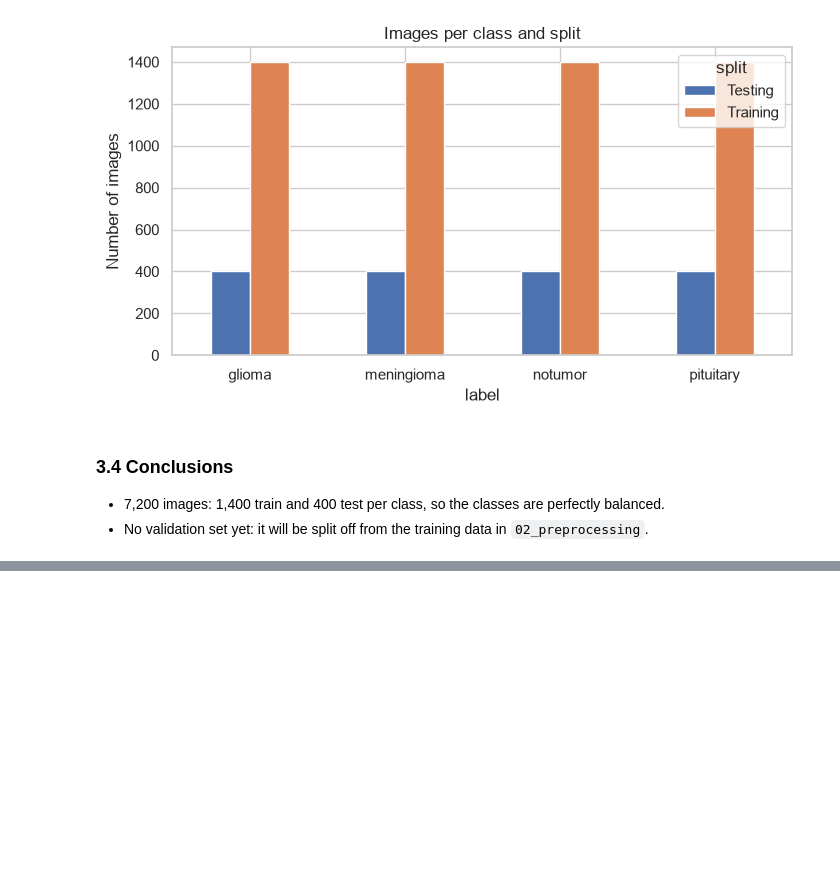
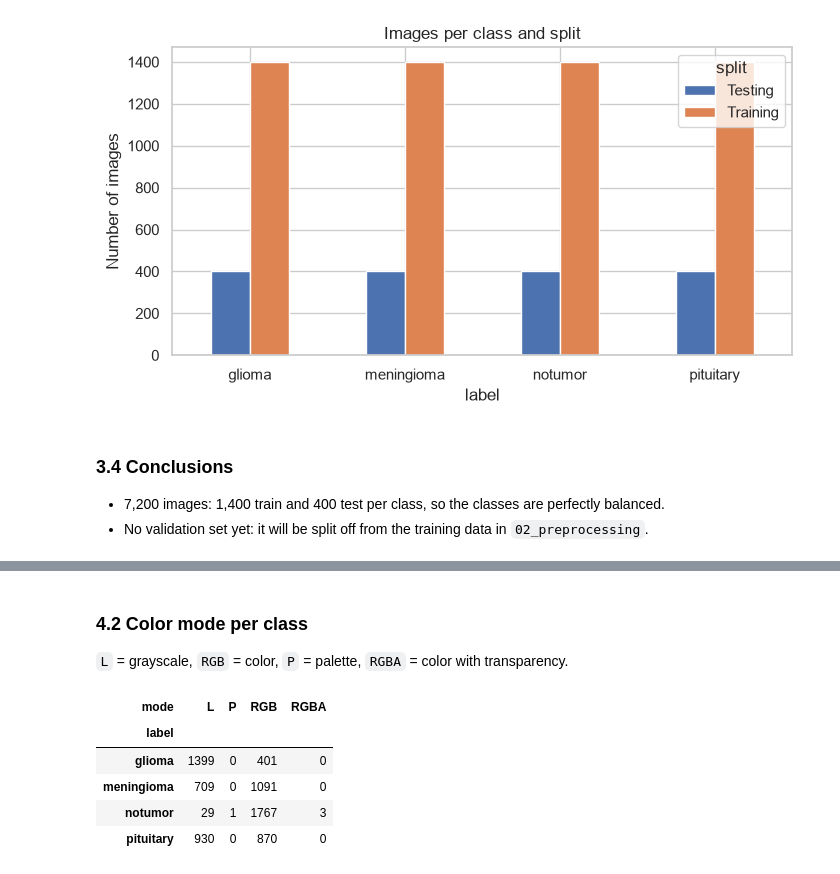
Before and after one commit to brieq/brain-tumor-mri-classification, a Jupyter notebook: notebooks/01_eda.ipynb, the cells around one changed output, grey strips where cells are left out. Cells and saved outputs as stored; diff of their text form; code cells hidden in the pictures; blank space fills up the shorter version.

```diff
--- a/notebooks/01_eda.ipynb
+++ b/notebooks/01_eda.ipynb
@@ -68,0 +86,13 @@ plt.show()
+# %% [markdown]
+### 4.2 Color mode per class
+
+`L` = grayscale, `RGB` = color, `P` = palette, `RGBA` = color with transparency.
+# %%
+pd.crosstab(df["label"], df["mode"])
+# %% [output]
+| mode | L | P | RGB | RGBA |
+| label |  |  |  |  |
+| glioma | 1399 | 0 | 401 | 0 |
+| meningioma | 709 | 0 | 1091 | 0 |
+| notumor | 29 | 1 | 1767 | 3 |
+| pituitary | 930 | 0 | 870 | 0 |
```
Also changed, not shown: parts of 6 cells of this notebook.
